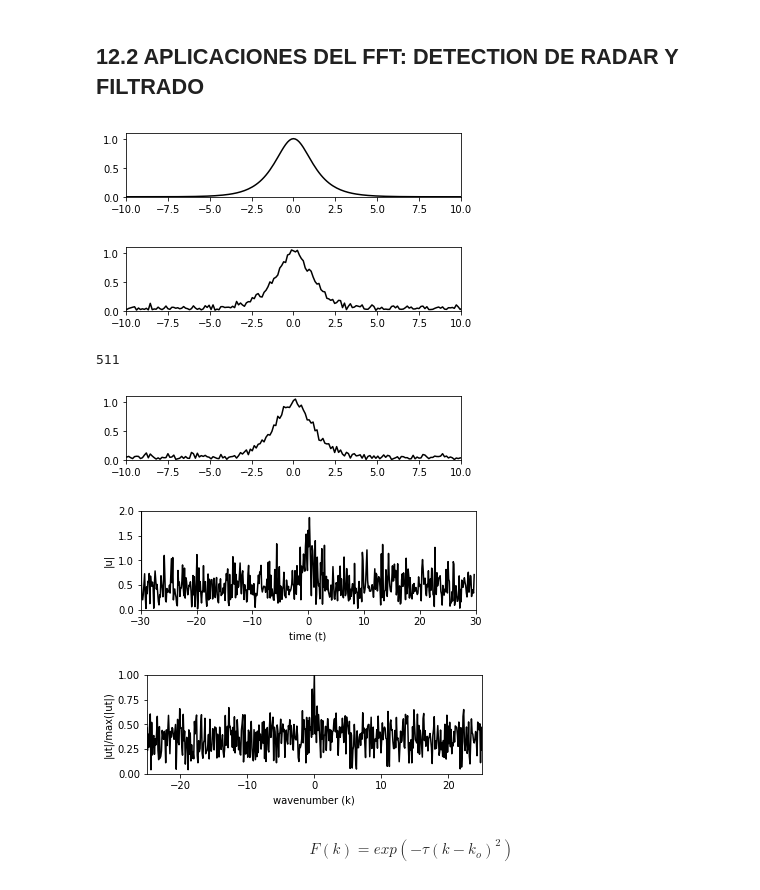
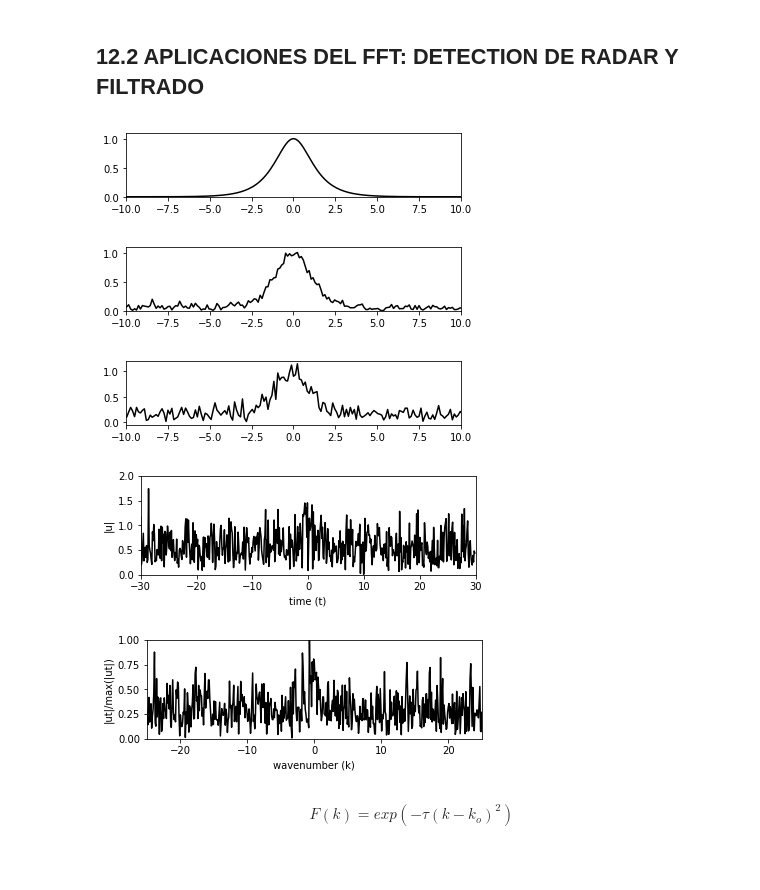
Before and after one commit to OscarEMejia/Herramientas-Computacionales, a Jupyter notebook: Taller_4/Taller_4.ipynb, the cells around one changed output. Saved outputs shown, nothing was run; the diff lists cells and outputs as text; code cells hidden in the pictures.

```diff
--- a/Taller_4/Taller_4.ipynb
+++ b/Taller_4/Taller_4.ipynb
@@ -159,7 +184,7 @@ show()
 L = 30
 n=512
 t2 =linspace(-L,L,n+1)
-t=t2[0:n-1]
+t=t2[0:n]
 ik=np.linspace(0,n/2-1,n/2)
 ik2=np.linspace(-n/2,-1,n/2)
 ik=np.array(np.concatenate((ik,ik2)))
@@ -168,16 +193,16 @@ k=(2*np.pi/(2*L))*(ik)
 u=1/cosh(t) # Señal ideal en el tiempo
 
 noise=1
-ut=np.fft.fft(u)
+ut=fft(u)
 r=[]
 im=[]
-for i in range(0,n-1):
-    r.append(random.uniform(0,3))
-    im.append(1j*random.uniform(0,3))
+for i in range(0,n):
+    r.append(random.randn())
+    im.append(1j*random.randn())
 r=np.array(r)
 im=np.array(im)
 utn=ut+noise*(r)+noise*(im)
-un =np.fft.ifft(utn)
+un =ifft(utn)
 
 figure()
 title('Figure 82')
@@ -193,61 +218,59 @@ xlim(-10, 10)
 ylim(0, 1.1)
 show()
 
-noise=1
-ut=np.fft.fft(u)
+noise=3
+ut=fft(u)
 r=[]
 im=[]
-for i in range(0,n-1):
-    r.append(random.uniform(0,3))
-    im.append(1j*random.uniform(0,3))
+for i in range(0,n):
+    r.append(random.randn())
+    im.append(1j*random.randn())
 r=np.array(r)
 im=np.array(im)
-print(len(r))
+
 unt=ut+noise*(r)+noise*(im)
-un =np.fft.ifft(unt)
+un =ifft(unt)
 
 subplot(3,1,3)
 plot(t,abs(un),'k')
 xlim(-10, 10)
-ylim(0, 1.1)
 show()
 # %% [output]
 [figure]
-[figure, old version]
+[figure, new version]
-511
-[figure, old version]
+[figure, new version]
 # %%
 noise=10
-ut=np.fft.fft(u)
+ut=fft(u)
 r=[]
 im=[]
-for i in range(0,n-1):
-    r.append(random.uniform(0,3))
-    im.append(1j*random.uniform(0,3))
+for i in range(0,n):
+    r.append(random.randn())
+    im.append(1j*random.randn())
 r=np.array(r)
 im=np.array(im)
 unt=ut+noise*(r)+noise*(im)
-un =np.fft.ifft(unt)
+un =ifft(unt)
 
 figure
 plt.title('figure 83')
 subplot(2,1,1)
 plot(t,abs(un),'k')
 xlim(-30, 30)
 ylim(0, 2)
 xlabel('time (t)')
 ylabel('|u|')
 show()
 
 subplot(2,1,2)
-plot(fft.fftshift(k[0:len(k)-1]),abs(fftshift(unt))/max(abs(fftshift(unt))),'k')
+plot(fftshift(k),abs(fftshift(unt))/max(abs(fftshift(unt))),'k')
 xlim(-25, 25)
 ylim(0, 1)
 xlabel('wavenumber (k)')
 ylabel('|ut|/max(|ut|)')
 show()
 # %% [output]
-[figure, old version]
+[figure, new version]
-[figure, old version]
+[figure, new version]
 # %% [markdown]
 $$F (k) = exp(-\tau(k-k_o)^2)$$
```
Also changed, not shown: parts of 20 cells of this notebook, 3 other files.
